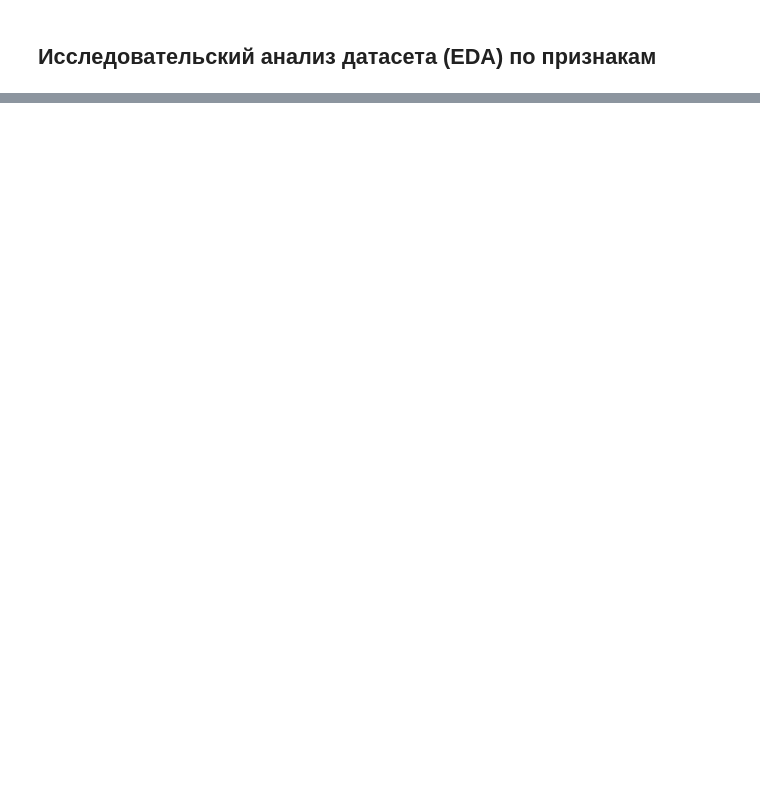
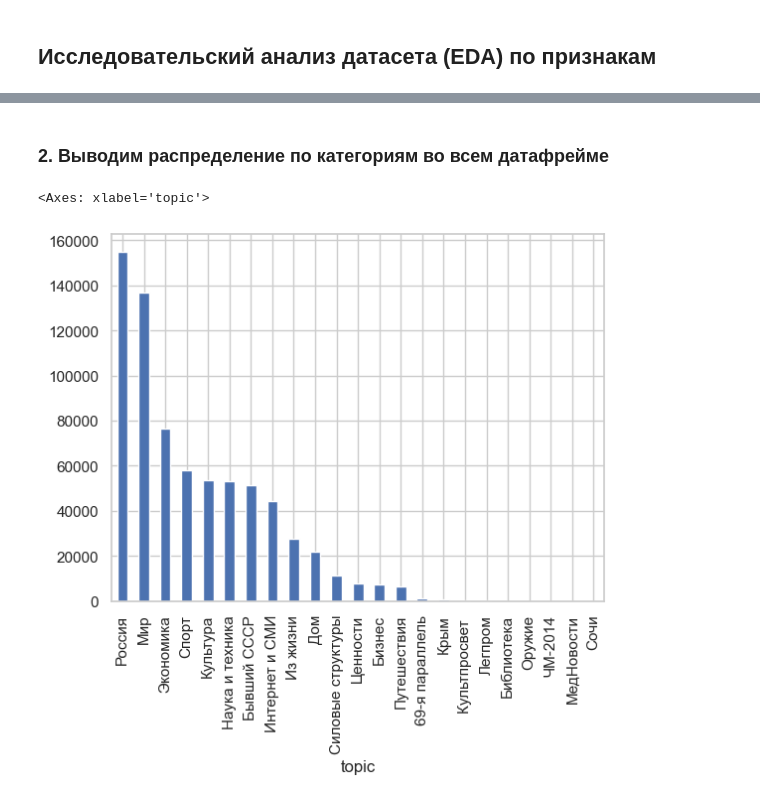
Before and after one commit to Dorkads/texterror-detect, a Jupyter notebook: notebooks/data-analysis.ipynb, the cells around one changed output, grey strips where cells are left out. Cells and saved outputs as stored; diff of their text form; code cells hidden in the pictures; blank space fills up the shorter version.

Commit message:
Создание графиков, распределение, частотный анализ, создание столбца year, вывод типов

```diff
--- a/notebooks/data-analysis.ipynb
+++ b/notebooks/data-analysis.ipynb
@@ -30,0 +44,15 @@ df['date'] = pd.to_datetime(df['date'])
+# %%
+# Добавляем колонку с годом
+df['year'] = df['date'].dt.year
+
+# Выводим значение x из датафрейма
+sns.set_theme(style="whitegrid")
+sns.countplot(data=df, x='year', palette='viridis')
+
+# Настраиваем подписи для таблиц
+plt.xlabel('Год')
+plt.ylabel('Количество записей')
+plt.title('Распределение записей по годам')
+plt.xticks(rotation=45)
+plt.tight_layout()
+plt.show()
@@ -30,0 +64,7 @@ df['date'] = pd.to_datetime(df['date'])
+# %% [markdown]
+### 2. Выводим распределение по категориям во всем датафрейме
+# %%
+df['topic'].value_counts().plot(kind='bar')
+# %% [output]
+<Axes: xlabel='topic'>
+[figure, added]
```
Also changed, not shown: parts of 16 cells of this notebook, 1 other file.
